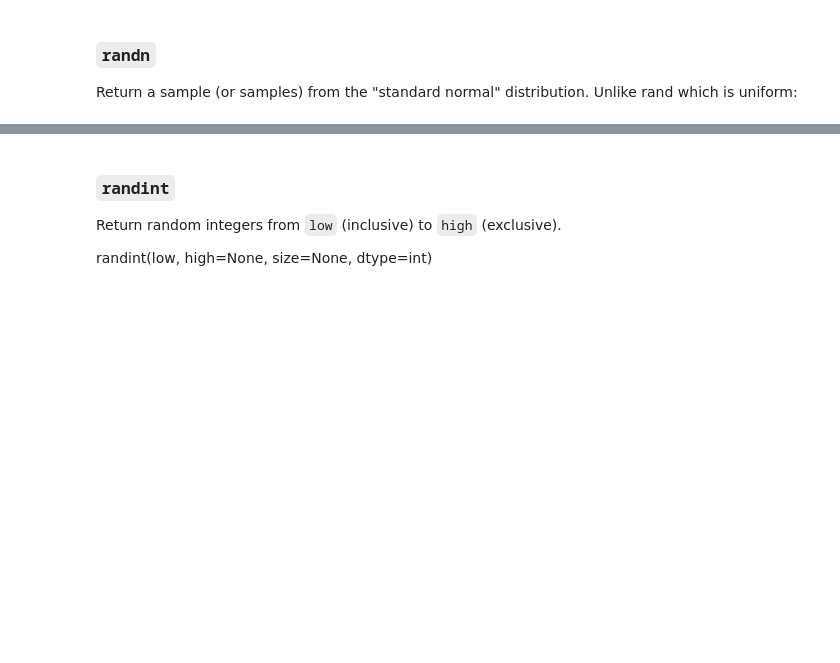
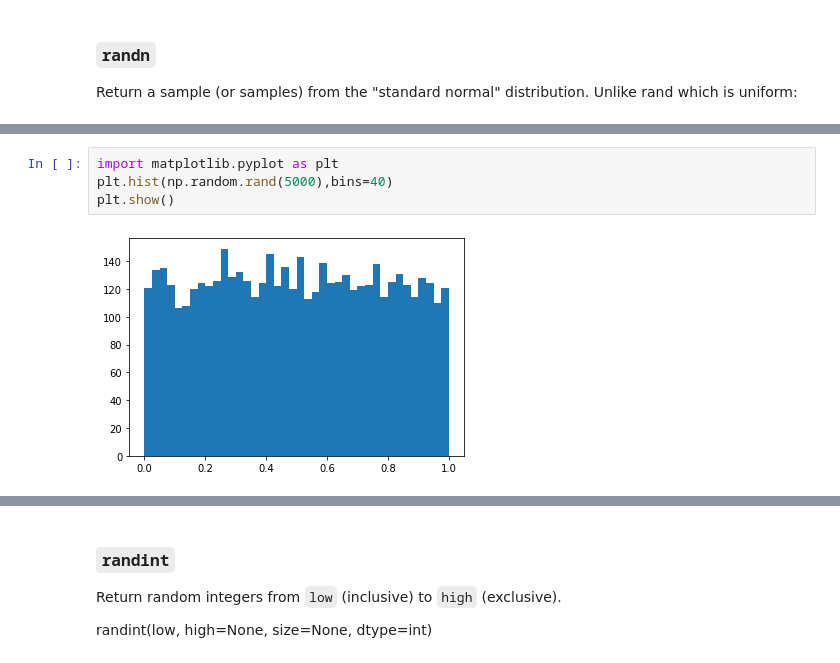
Before and after one commit to bulent-1111/Data_Science, a Jupyter notebook: numpy_ders_01/DE-DS Cohort-01 DAwPy_S1_(Numpy_Arrays).ipynb, the cells around one changed output, grey strips where cells are left out. Saved outputs shown, nothing was run; the diff lists cells and outputs as text; blank space fills up the shorter version.

```diff
--- a/numpy_ders_01/DE-DS Cohort-01 DAwPy_S1_(Numpy_Arrays).ipynb
+++ b/numpy_ders_01/DE-DS Cohort-01 DAwPy_S1_(Numpy_Arrays).ipynb
@@ -309,0 +320,6 @@ np.random.randn(2)
+# %%
+import matplotlib.pyplot as plt
+plt.hist(np.random.rand(5000),bins=40)
+plt.show()
+# %% [output]
+[figure, added]
```
Also changed, not shown: parts of 15 cells of this notebook.
